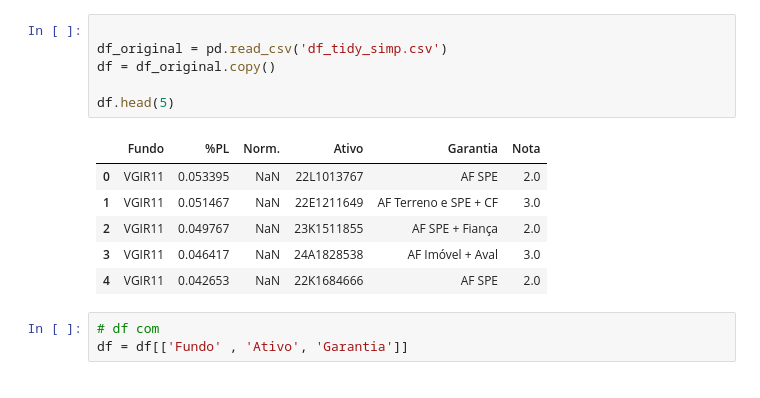
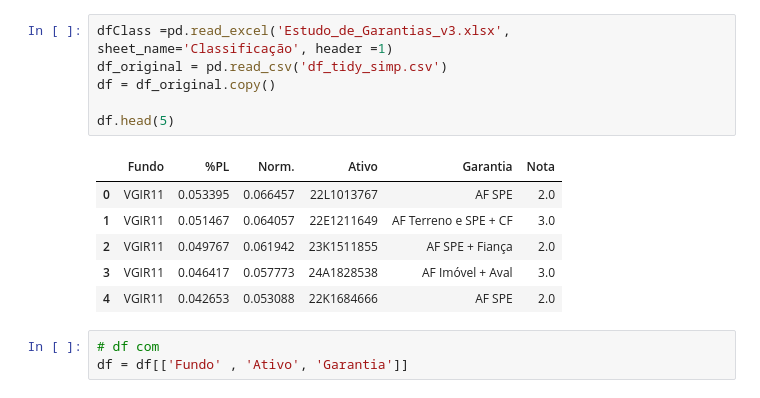
Before and after one commit to pedroauler12/MMZR-summer, a Jupyter notebook: limpeza.ipynb, the cells around one changed output. Saved outputs shown, nothing was run; the diff lists cells and outputs as text.

```diff
--- a/limpeza.ipynb
+++ b/limpeza.ipynb
@@ -5,16 +27,16 @@ import re
 # %%
-
+dfClass =pd.read_excel('Estudo_de_Garantias_v3.xlsx', sheet_name='Classificação', header =1)
 df_original = pd.read_csv('df_tidy_simp.csv')
 df = df_original.copy()
 
 df.head(5)
 # %% [output]
 |  | Fundo | %PL | Norm. | Ativo | Garantia | Nota |
-| 0 | VGIR11 | 0.053395 | NaN | 22L1013767 | AF SPE | 2.0 |
-| 1 | VGIR11 | 0.051467 | NaN | 22E1211649 | AF Terreno e SPE + CF | 3.0 |
-| 2 | VGIR11 | 0.049767 | NaN | 23K1511855 | AF SPE + Fiança | 2.0 |
-| 3 | VGIR11 | 0.046417 | NaN | 24A1828538 | AF Imóvel + Aval | 3.0 |
-| 4 | VGIR11 | 0.042653 | NaN | 22K1684666 | AF SPE | 2.0 |
+| 0 | VGIR11 | 0.053395 | 0.066457 | 22L1013767 | AF SPE | 2.0 |
+| 1 | VGIR11 | 0.051467 | 0.064057 | 22E1211649 | AF Terreno e SPE + CF | 3.0 |
+| 2 | VGIR11 | 0.049767 | 0.061942 | 23K1511855 | AF SPE + Fiança | 2.0 |
+| 3 | VGIR11 | 0.046417 | 0.057773 | 24A1828538 | AF Imóvel + Aval | 3.0 |
+| 4 | VGIR11 | 0.042653 | 0.053088 | 22K1684666 | AF SPE | 2.0 |
 # %%
 # df com
 df = df[['Fundo' , 'Ativo', 'Garantia']]
```
Also changed, not shown: parts of 17 cells of this notebook, 5 other files.
